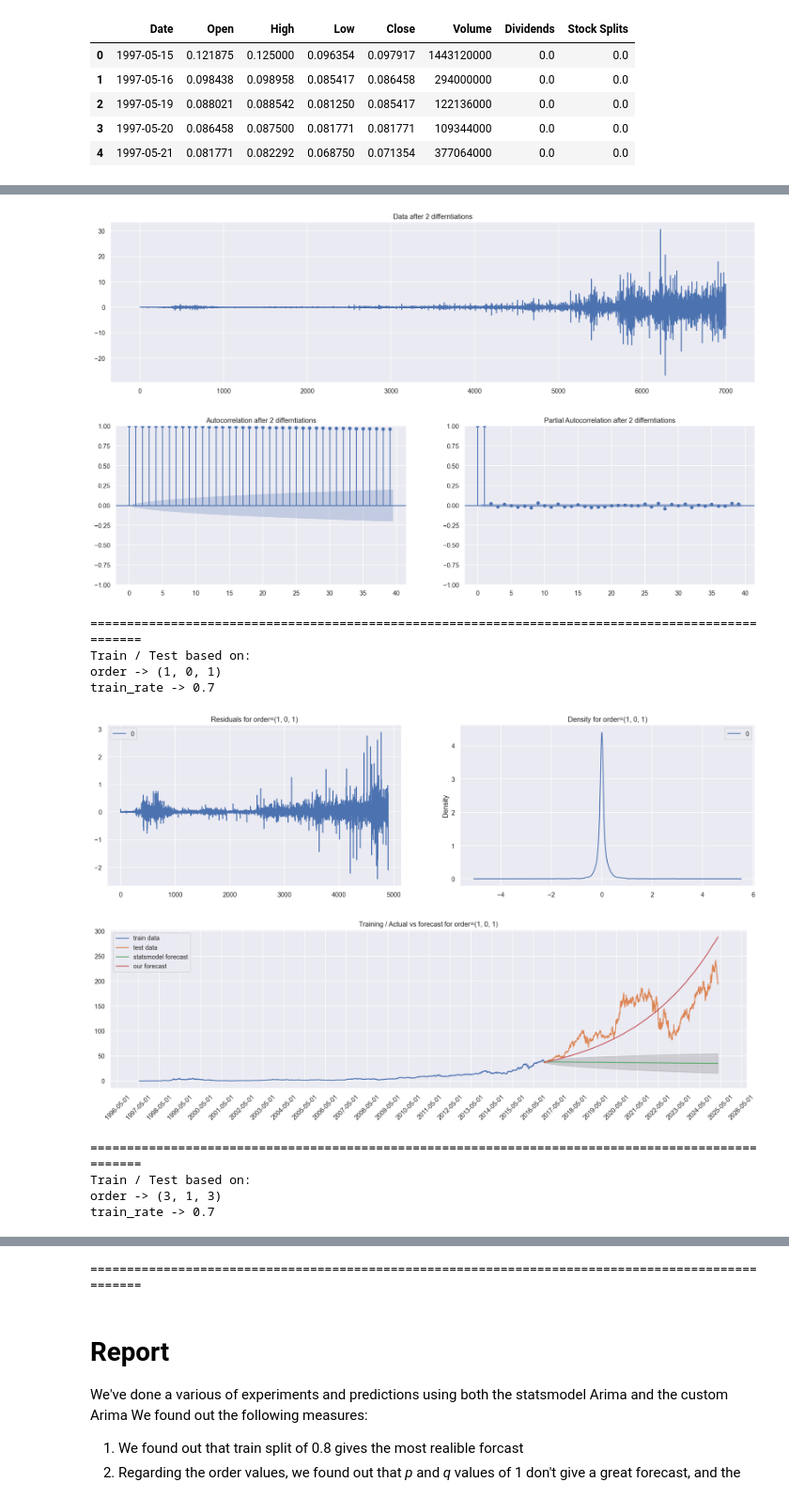
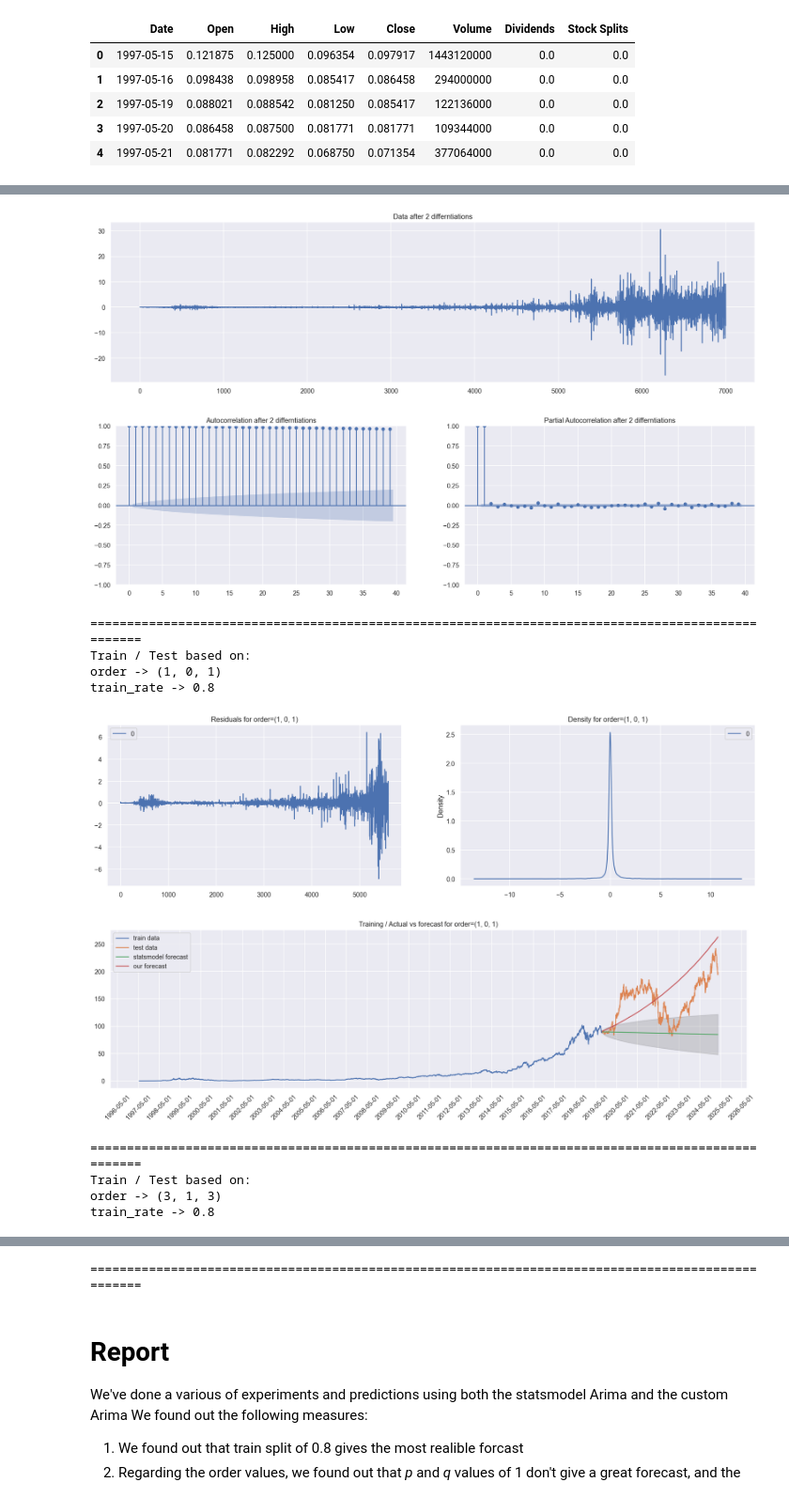
Before and after one commit to stavco9/advancedml-exc3, a Jupyter notebook: 3945_2025A_HW3_Boosting.ipynb, the cells around one changed output, grey strips where cells are left out. Shown at 94% size. Saved outputs shown, nothing was run; the diff lists cells and outputs as text; code cells hidden in the pictures.

Commit message:
fixed amazon data

```diff
--- a/3945_2025A_HW3_Boosting.ipynb
+++ b/3945_2025A_HW3_Boosting.ipynb
@@ -504,6 +505,4 @@ amzn_dataset_original.head()
 | 3 | 1997-05-20 | 0.086458 | 0.087500 | 0.081771 | 0.081771 | 109344000 | 0.0 | 0.0 |
 | 4 | 1997-05-21 | 0.081771 | 0.082292 | 0.068750 | 0.071354 | 377064000 | 0.0 | 0.0 |
 # %%
-datasets = {
-    "mean": pd.DataFrame({"date": amzn_dataset_original["Date"], "value": amzn_dataset_original["Close"]}),
-}
+dataset = amzn_dataset_original[["Date", "Close"]]
@@ -525,60 +509,32 @@ Name: Date, Length: 7002, dtype: object
 # %%
 hyperparams = [
-    {"order": (1, 0, 1), "train_rate": 0.7},
-    # {
-    #     #     "order": (1, 1, 1),
-    #     #      "train_rate": 0.7
-    #     # },{
-    #     "order": (1, 2, 1),
-    #     "train_rate": 0.7,
-    # },
-    # {
-    #     #     "order": (3, 0, 3),
-    #     #     "train_rate": 0.7
-    {
-        "order": (3, 1, 3),
-            "train_rate": 0.7
-    }
-    #     # },{
-    #     "order": (3, 2, 3),
-    #     "train_rate": 0.7,
-    # },
-    # {
-    #     #     "order": (5, 0, 2),
-    #     #     "train_rate": 0.7
-    #     # },{
-    #     #     "order": (5, 1, 2),
-    #     #      "train_rate": 0.7
-    #     # },{
-    #     "order": (5, 2, 2),
-    #     "train_rate": 0.7,
-    # },
+    {"order": (1, 0, 1), "train_rate": 0.8},
+    {"order": (3, 1, 3), "train_rate": 0.8},
     # {"order": (None, None, None), "train_rate": 0.8},
 ]
-for dataset_type, dataset in datasets.items():
-    plot_correlation_graphs(dataset.value)
-    print(
-        "=================================================================================================="
+
+
+plot_correlation_graphs(dataset["Close"])
+print("=" * 100)
+for hyperparam in hyperparams:
+    predicted_dataset = run_arima_train_test(
+        dataset["Close"].values, hyperparam, dataset["Date"].values
     )
-    for idx, hyperparam in enumerate(hyperparams):
-        predicted_dataset = run_arima_train_test(dataset, hyperparam, dataset["date"])
-        print(
-            "=================================================================================================="
-        )
+    print("=" * 100)
 # %% [output]
 [figure]
 [figure]
 [figure]
 [figure]
 [figure]
 [figure]
 ==================================================================================================
 Train / Test based on:
 order -> (1, 0, 1)
-train_rate -> 0.7
+train_rate -> 0.8
-[figure, old version]
+[figure, new version]
-[figure, old version]
+[figure, new version]
 ==================================================================================================
 Train / Test based on:
 order -> (3, 1, 3)
-train_rate -> 0.7
+train_rate -> 0.8
```
Also changed, not shown: parts of 4 cells of this notebook.
